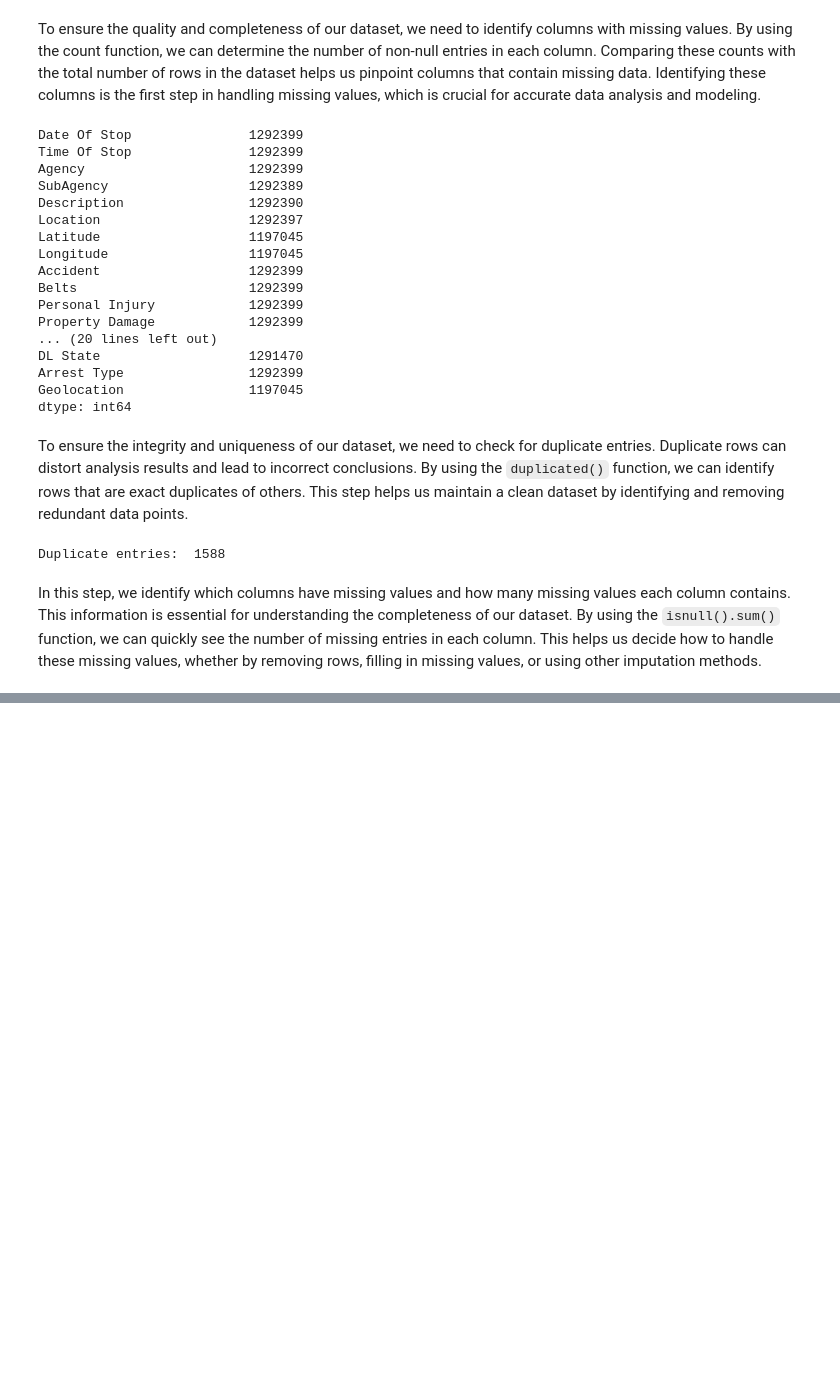
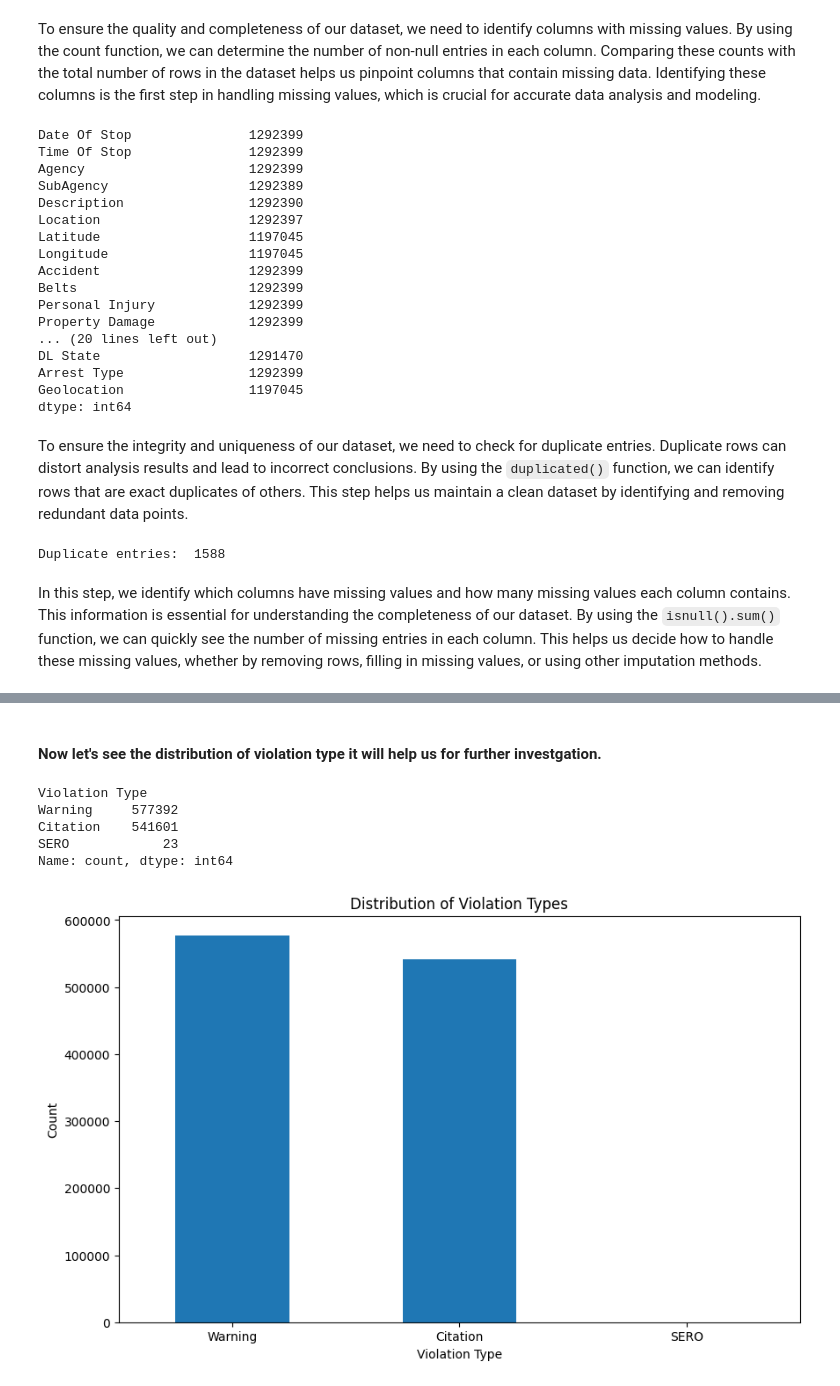
Before and after one commit to Yilalu/CMSC320project, a Jupyter notebook: CMCS320_Final_Project.ipynb, the cells around one changed output, grey strips where cells are left out. Cells and saved outputs as stored; diff of their text form; code cells hidden in the pictures; blank space fills up the shorter version.

```diff
--- a/CMCS320_Final_Project.ipynb
+++ b/CMCS320_Final_Project.ipynb
@@ -461,0 +196,3 @@ plt.show()
+# %%
+# Remove the duplicate rows
+traf_df = traf_df.drop_duplicates()
@@ -461,0 +202,3 @@ plt.show()
+# %%
+# Remove the missing values
+traf_df = traf_df.dropna()
@@ -461,0 +210,11 @@ plt.show()
+# %%
+# Convert the data type of date to datetime type
+traf_df['Date Of Stop'] = pd.to_datetime(traf_df['Date Of Stop'], format='%m/%d/%Y', dayfirst=True)
+
+# change the data type of time to datetime
+traf_df['Time Of Stop'] = pd.to_datetime(traf_df['Time Of Stop'], format="%H:%M:%S")
+
+traf_df['Year'] = traf_df['Year'].astype('int32')
+
+# Check the updates so far
+traf_df.head()
@@ -461,0 +234,18 @@ plt.show()
+# %%
+# Drop unnecessary feature for our analysis
+traf_df.drop(['Geolocation', 'Agency', 'Article', 'Color','Accident'], axis='columns', inplace=True)
+
+# Change the value 'Yes' into 1 and 'No' into 0 for some features (One-hot Encoding)
+traf_df['Belts'] = traf_df['Belts'].map({'Yes': 1, 'No': 0})
+traf_df['Personal Injury'] = traf_df['Personal Injury'].map({'Yes': 1, 'No': 0})
+traf_df['Property Damage'] = traf_df['Property Damage'].map({'Yes': 1, 'No': 0})
+traf_df['Commercial License'] = traf_df['Commercial License'].map({'Yes': 1, 'No': 0})
+traf_df['Commercial Vehicle'] = traf_df['Commercial Vehicle'].map({'Yes': 1, 'No': 0})
+traf_df['Alcohol'] = traf_df['Alcohol'].map({'Yes': 1, 'No': 0})
+traf_df['Work Zone'] = traf_df['Work Zone'].map({'Yes': 1, 'No': 0})
+traf_df['HAZMAT'] = traf_df['HAZMAT'].map({'Yes': 1, 'No': 0})
+traf_df['Fatal'] = traf_df['Fatal'].map({'Yes': 1, 'No': 0})
+traf_df['Contributed To Accident'] = traf_df['Contributed To Accident'].map({'Yes': 1, 'No': 0})
+
+# Now Check the cleaned dataframe
+traf_df
@@ -461,0 +312,20 @@ plt.show()
+# %% [markdown]
+#### Now let's see the distribution of violation type it will help us for further investgation.
+# %%
+traf_df['Violation Type'].value_counts()
+# %% [output]
+Violation Type
+Warning     577392
+Citation    541601
+SERO            23
+Name: count, dtype: int64
+# %%
+plt.figure(figsize=(10, 6))
+traf_df['Violation Type'].value_counts().plot(kind='bar')
+plt.title('Distribution of Violation Types')
+plt.xlabel('Violation Type')
+plt.ylabel('Count')
+plt.xticks(rotation=0)
+plt.show()
+# %% [output]
+[figure, added]
```
Also changed, not shown: parts of 57 cells of this notebook.
